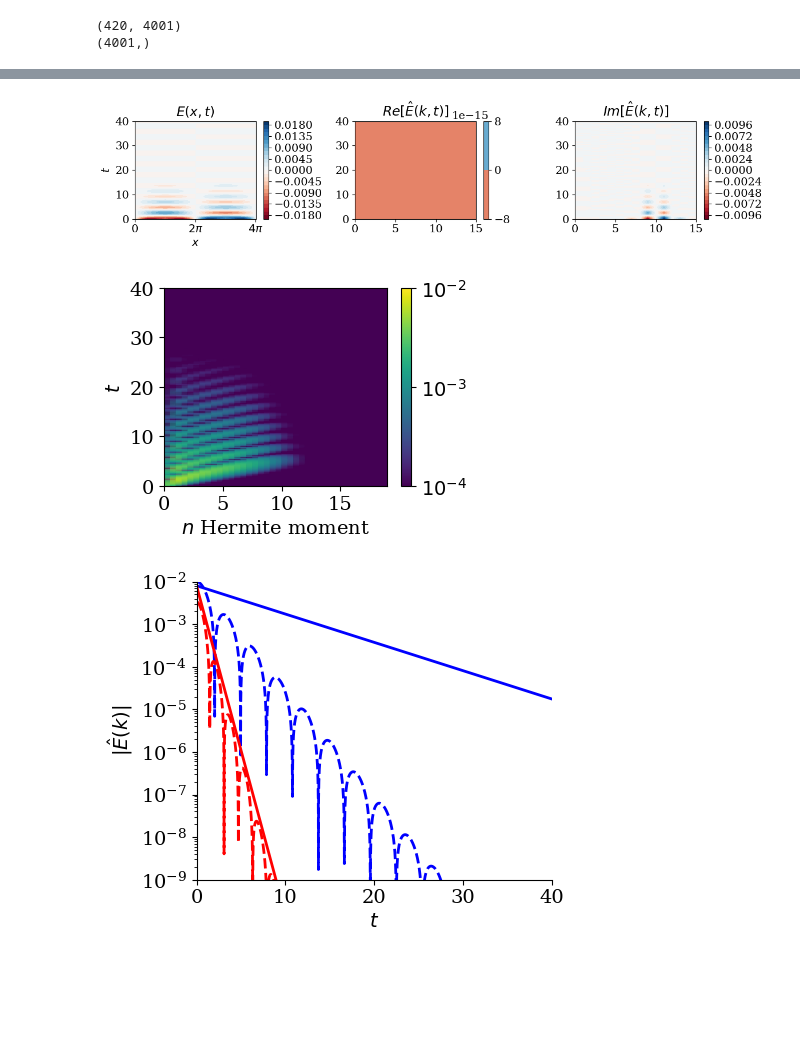
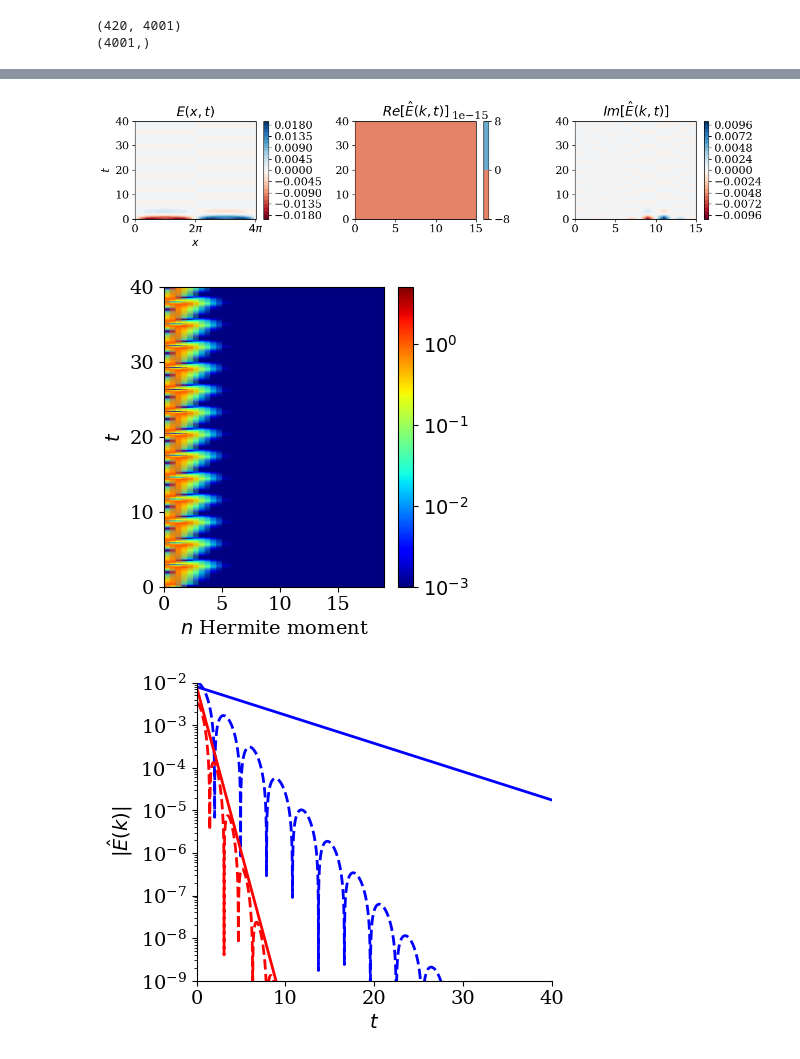
Before and after one commit to opaliss/SpectralSymbolicClosures, a Jupyter notebook: aw_simulation/linear_landau_damping.ipynb, the cells around one changed output, grey strips where cells are left out. Cells and saved outputs as stored; diff of their text form; code cells hidden in the pictures; blank space fills up the shorter version.

```diff
--- a/aw_simulation/linear_landau_damping.ipynb
+++ b/aw_simulation/linear_landau_damping.ipynb
@@ -32,7 +32,7 @@ setup = SimulationSetupFOM(Nx=10,
                            T0=0,
                            T=40,
                            nu=0,
-                           col_type="hyper",
+                           col_type="LB",
                            closure_type="truncation")
 # %%
 # matrices
@@ -130,19 +130,19 @@ ax[2].set_title("$Im[\hat{E}(k, t)]$")
 plt.tight_layout()
 #plt.savefig("../figs/FOM/linear_landau/electric_field_FOM" + str(setup.Nv)+ ".png", dpi=600)
 # %% [output]
-[figure, old version]
+[figure, new version]
 # %%
-fig, ax = plt.subplots(figsize=(4, 3))
-pos = ax.pcolormesh(np.arange(setup.Nv), sol_midpoint_t, np.log10(np.abs(sol_midpoint_u[np.arange(setup.Nx+1, (2*setup.Nx+1)*setup.Nv, 2*setup.Nx+1), :])).T, vmin=-4, vmax=-2, shading="gouraud")
+fig, ax = plt.subplots(figsize=(4, 4))
+pos = ax.pcolormesh(np.arange(setup.Nv), sol_midpoint_t, np.log10(np.abs(sol_midpoint_u[np.arange(setup.Nx+1, (2*setup.Nx+1)*setup.Nv, 2*setup.Nx+1), :])**2/np.max(np.abs(sol_midpoint_u[np.arange(setup.Nx+1, (2*setup.Nx+1)*setup.Nv, 2*setup.Nx+1), :])**2, axis=0)).T, vmin=-3, vmax=0.7, cmap="jet", shading="gouraud")
 ax.set_xticks([0, 5, 10, 15])
 ax.set_xlabel("$n$ Hermite moment")
 ax.set_ylabel("$t$")
-cbar = fig.colorbar(pos, ticks=[-4, -3, -2])
-cbar.ax.set_yticklabels(['$10^{-4}$', '$10^{-3}$', '$10^{-2}$'])
+cbar = fig.colorbar(pos, ticks=[-3, -2, -1, 0])
+cbar.ax.set_yticklabels(['$10^{-3}$', '$10^{-2}$', '$10^{-1}$', "$10^{0}$"])
 plt.tight_layout()
 plt.savefig("figs/linear_landau/moment_cascade_" + str(setup.Nv)+ "_closure_" + str(setup.closure_type) + "_collisions_" + str(setup.col_type) + ".png", dpi=200)
 # %% [output]
-[figure, old version]
+[figure, new version]
 # %%
 # fig, ax = plt.subplots(figsize=(4, 3))
 # pos = ax.pcolormesh(np.arange(setup.Nv), sol_midpoint_t, np.log10(np.abs(sol_midpoint_u[np.arange(setup.Nx+3, (2*setup.Nx+1)*setup.Nv, 2*setup.Nx+1), :])).T, vmin=-4, vmax=-2, shading="gouraud")
```
